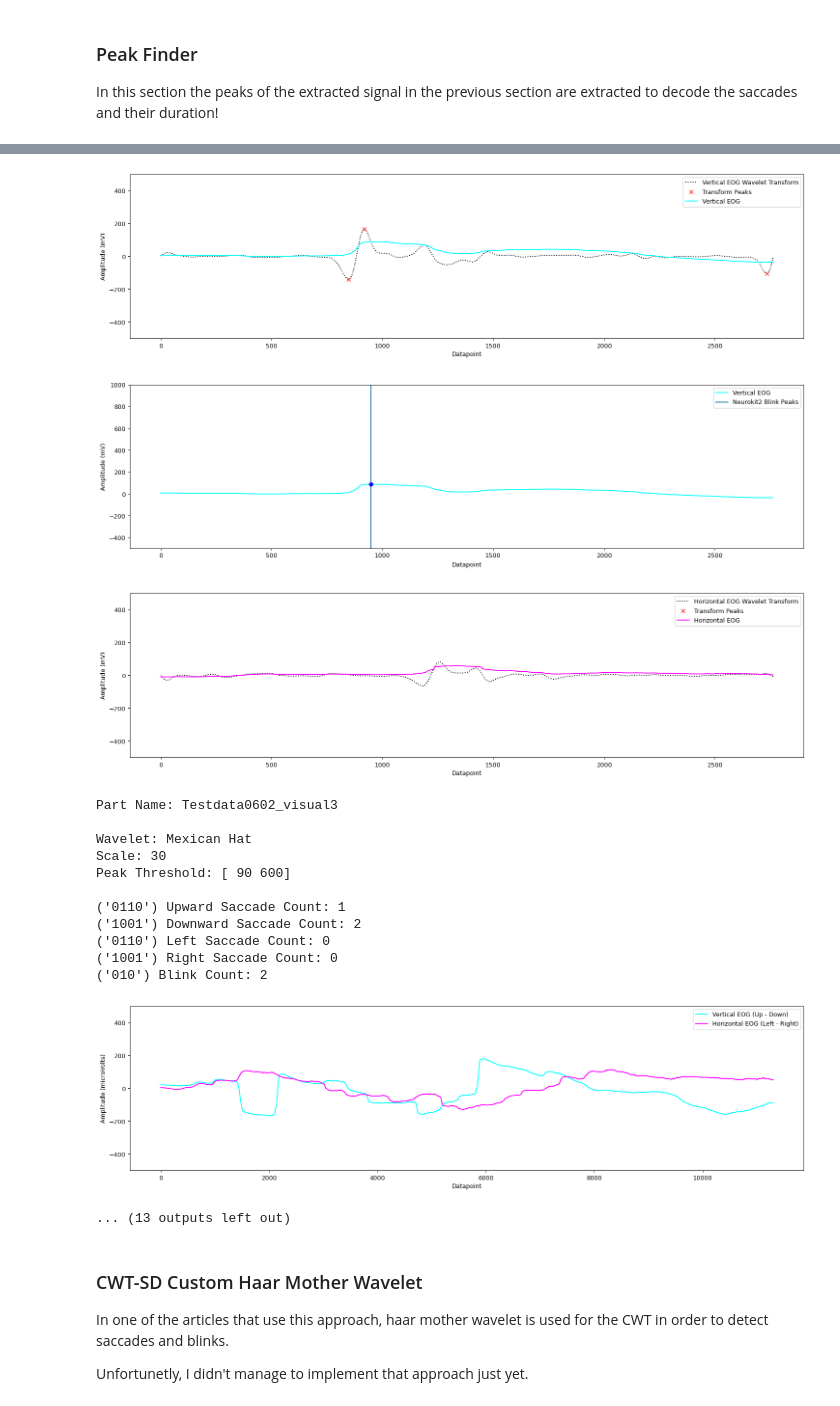
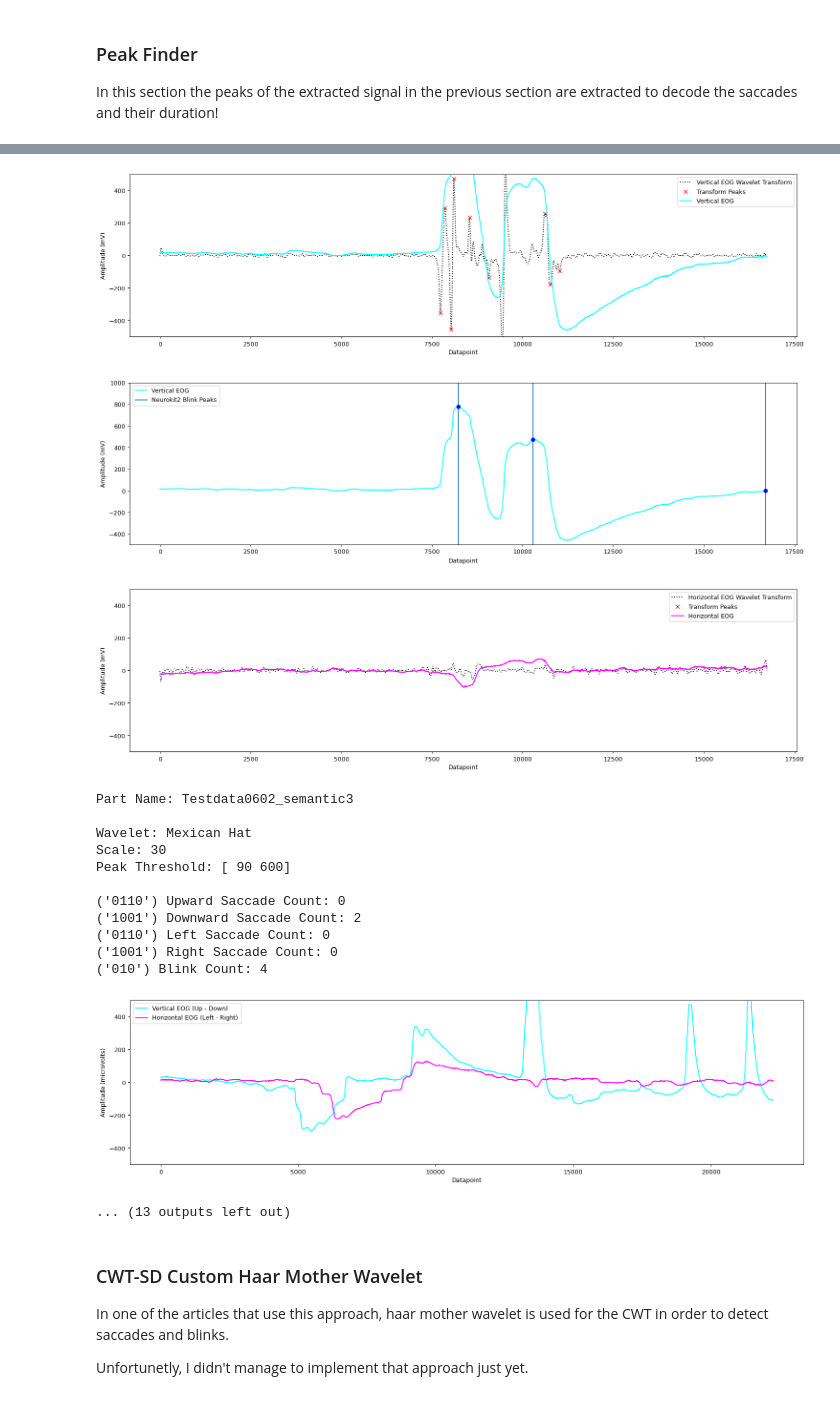
Before and after one commit to RicardoCQB/enac-eog-analysis, a Jupyter notebook: src/EyeMovementDetection.ipynb, the cells around one changed output, grey strips where cells are left out. Cells and saved outputs as stored; diff of their text form; code cells hidden in the pictures.

```diff
--- a/src/EyeMovementDetection.ipynb
+++ b/src/EyeMovementDetection.ipynb
@@ -155,7 +155,7 @@ semanticParts = savParts[0]
 autobioParts = savParts[1]
 visualParts = savParts[2]
 # %%
-for i,part in enumerate(visualParts):
+for i,part in enumerate(semanticParts):
     verticalEOG, horizontalEOG = preProcessing.electrodesToVertHori(part, 0, 1, 2, 3)
 
     verticalEogDenoised = ndimage.median_filter(verticalEOG, size = 200)
@@ -210,7 +210,7 @@ for i,part in enumerate(visualParts):
     up, down, left, right, blinks = countEyeMovements(vertPeaksString, horiPeaksString)
 
     fileName = "Testdata0602"
-    partName = "visual{}".format(i+1)
+    partName = "semantic{}".format(i+1)
     plotName = "{}_{}".format(fileName, partName)
 
     infoDict = {"name": plotName,
@@ -310,18 +310,18 @@ Peak Threshold: [ 90 600]
-[figure, old version]
+[figure, new version]
-[figure, old version]
+[figure, new version]
-[figure, old version]
+[figure, new version]
-Part Name: Testdata0602_visual3
+Part Name: Testdata0602_semantic3
 
 Wavelet: Mexican Hat
 Scale: 30
 Peak Threshold: [ 90 600]
 
-('0110') Upward Saccade Count: 1
+('0110') Upward Saccade Count: 0
 ('1001') Downward Saccade Count: 2
 ('0110') Left Saccade Count: 0
 ('1001') Right Saccade Count: 0
-('010') Blink Count: 2
+('010') Blink Count: 4
-[figure, old version]
+[figure, new version]
 ... (13 outputs left out)
 # %% [markdown]
 ### CWT-SD Custom Haar Mother Wavelet
```
Also changed, not shown: parts of 1 cell of this notebook.
